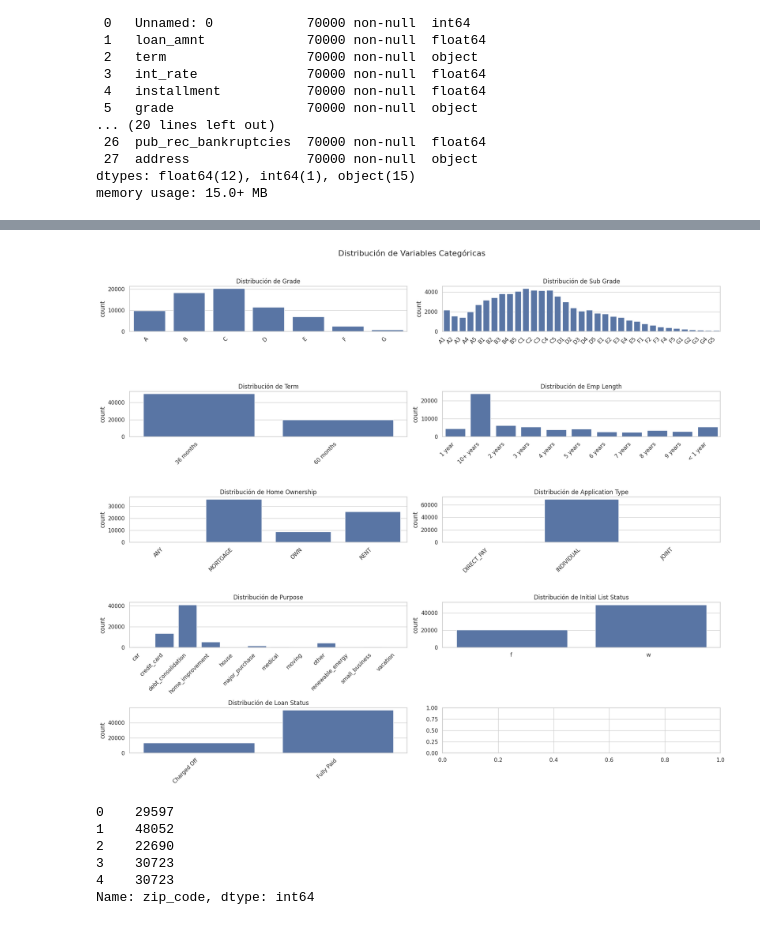
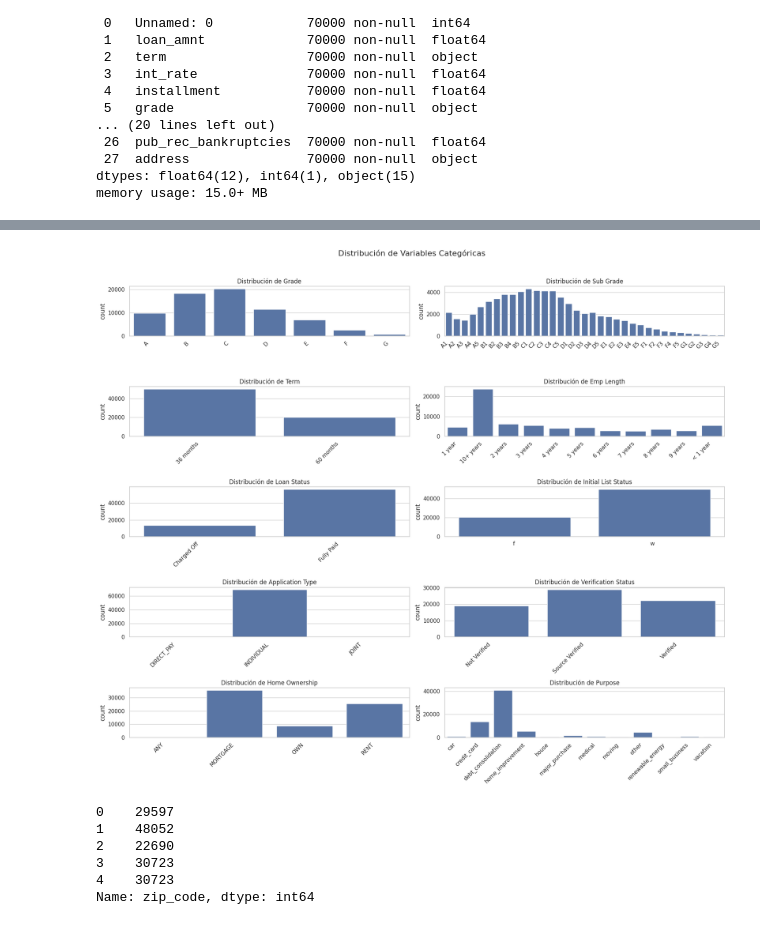
Before and after one commit to 4GeeksAcademy/AK-EA-GG_ProyectoFinalDS-ML, a Jupyter notebook: src/explore_test.ipynb, the cells around one changed output, grey strips where cells are left out. Drawn from its saved outputs; the diff is of its cells as text; code cells hidden in the pictures.

```diff
--- a/src/explore_test.ipynb
+++ b/src/explore_test.ipynb
@@ -99,31 +101,34 @@ Estadísticas descriptivas:
 # %%
 sns.set(style="whitegrid")
 plt.rcParams['font.size'] = 10
 
 fig, axes = plt.subplots(5, 2, figsize=(18, 15))
 fig.suptitle('Distribución de Variables Categóricas', y=1.02, fontsize=16)
 
 variables_cat = [
-    "grade", "sub_grade", "term", "emp_length",
-    "home_ownership", "application_type", "purpose",
-    "initial_list_status", "loan_status"
+    "grade", "sub_grade",
+    "term", "emp_length",
+    "loan_status", "initial_list_status",
+    "application_type", "verification_status",
+    "home_ownership", "purpose"
+
 ]
 
 for ax, var in zip(axes.flatten(), variables_cat):
     order = sorted(df[var].dropna().unique())
     sns.countplot(ax=ax, data=df, x=var, order=order)
     ax.set_title(f'Distribución de {var.replace("_", " ").title()}')
     ax.set_xlabel('')
 
     if df[var].nunique() > 5 or any(len(str(x)) > 4 for x in df[var].unique()):
         ax.tick_params(axis='x', rotation=45)
 
     plt.setp(ax.get_xticklabels(), ha="right")
 
 plt.tight_layout()
 plt.show()
 # %% [output]
-[figure, old version]
+[figure, new version]
 # %%
 # conversion de variables categóricas por mascara
 
```
Also changed, not shown: parts of 21 cells of this notebook, 1 other file.
